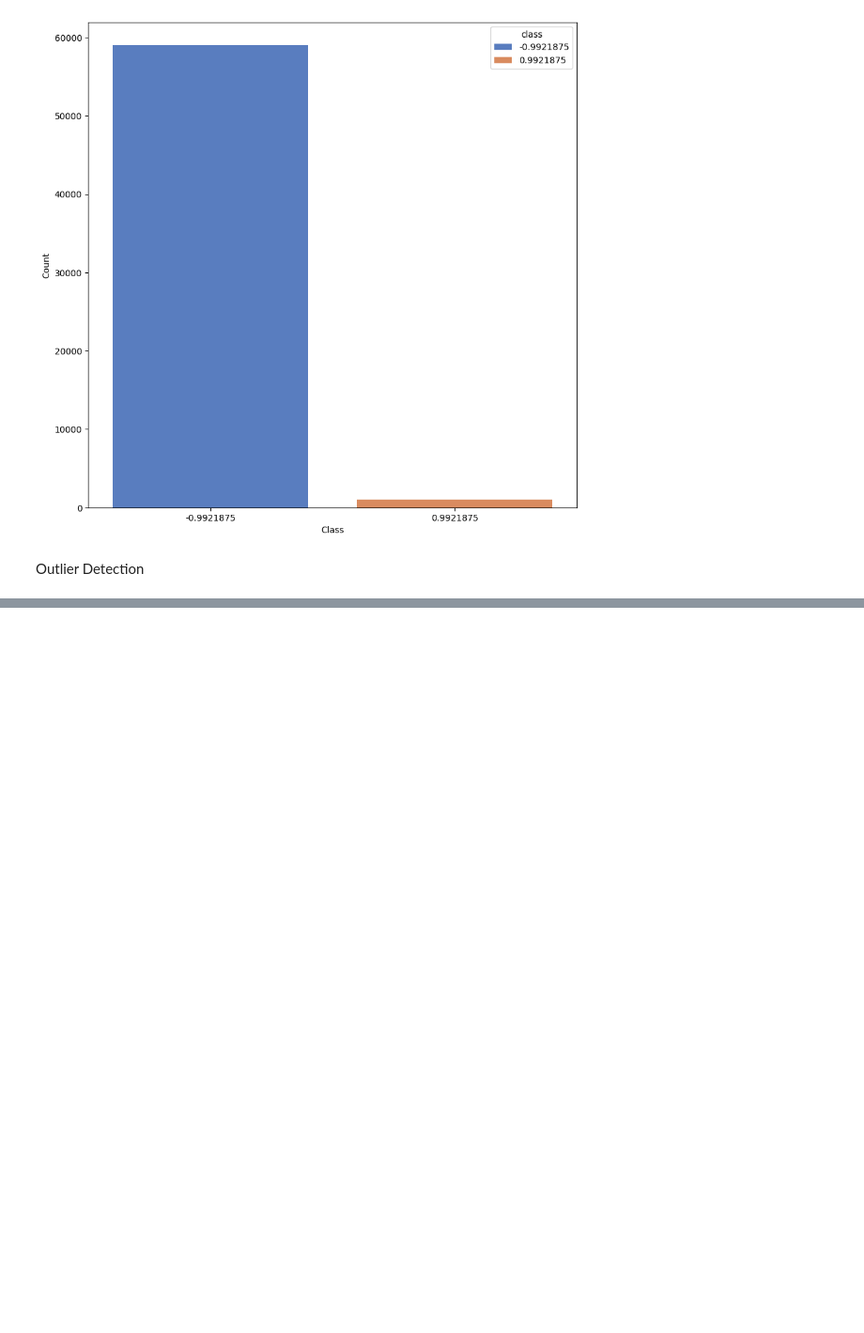
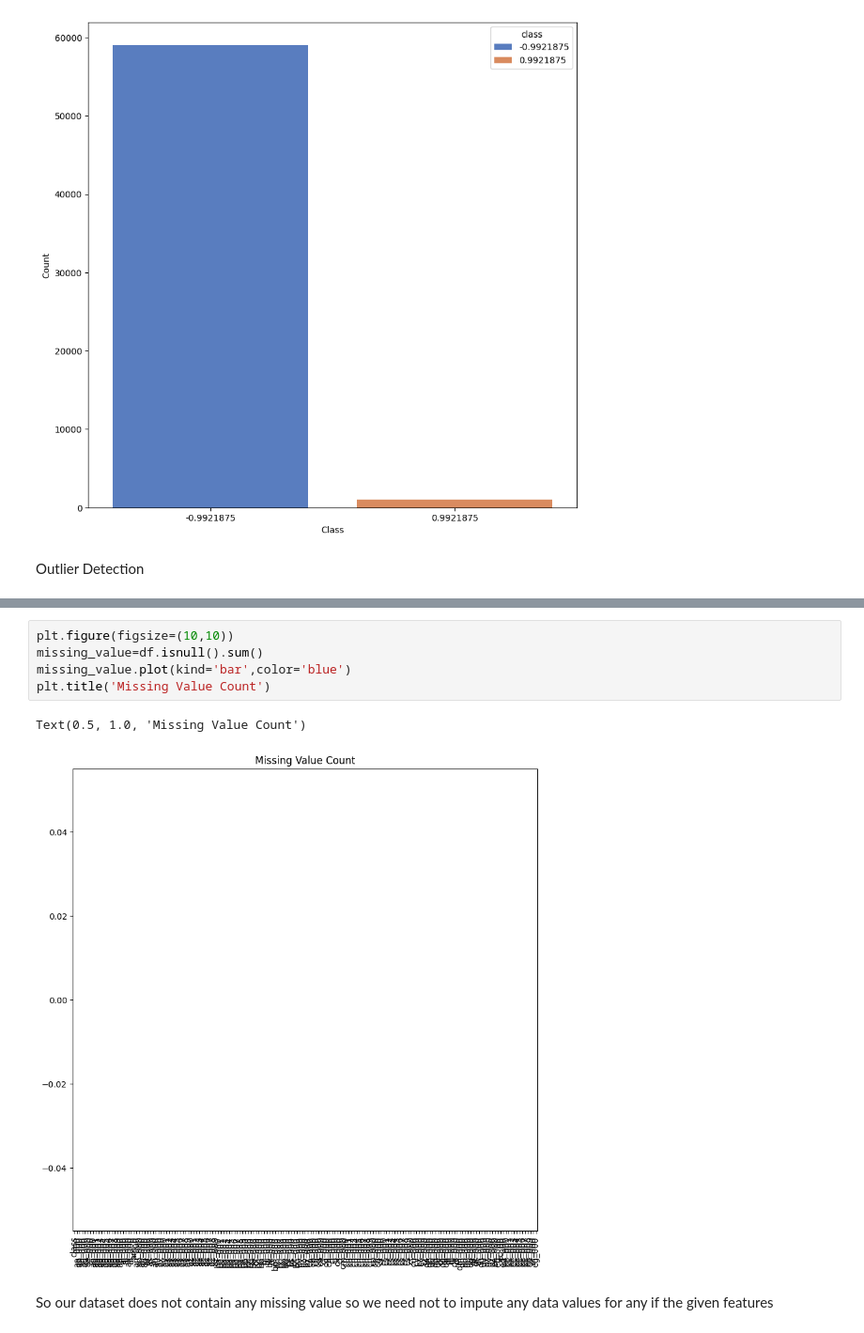
Before and after one commit to SuvitKumar003/LiveSensor, a Jupyter notebook: EDA.ipynb, the cells around one changed output, grey strips where cells are left out. Shown: that part at 94% size. Cells and saved outputs as stored; diff of their text form; blank space fills up the shorter version.

```diff
--- a/EDA.ipynb
+++ b/EDA.ipynb
@@ -147,0 +150,10 @@ Outlier Detection
+# %%
+plt.figure(figsize=(10,10))
+missing_value=df.isnull().sum()
+missing_value.plot(kind='bar',color='blue')
+plt.title('Missing Value Count')
+# %% [output]
+Text(0.5, 1.0, 'Missing Value Count')
+[figure, added]
+# %% [markdown]
+So our dataset does not contain any missing value so we need not to impute any data values for any if the given features
```
Also changed, not shown: parts of 1 cell of this notebook.
